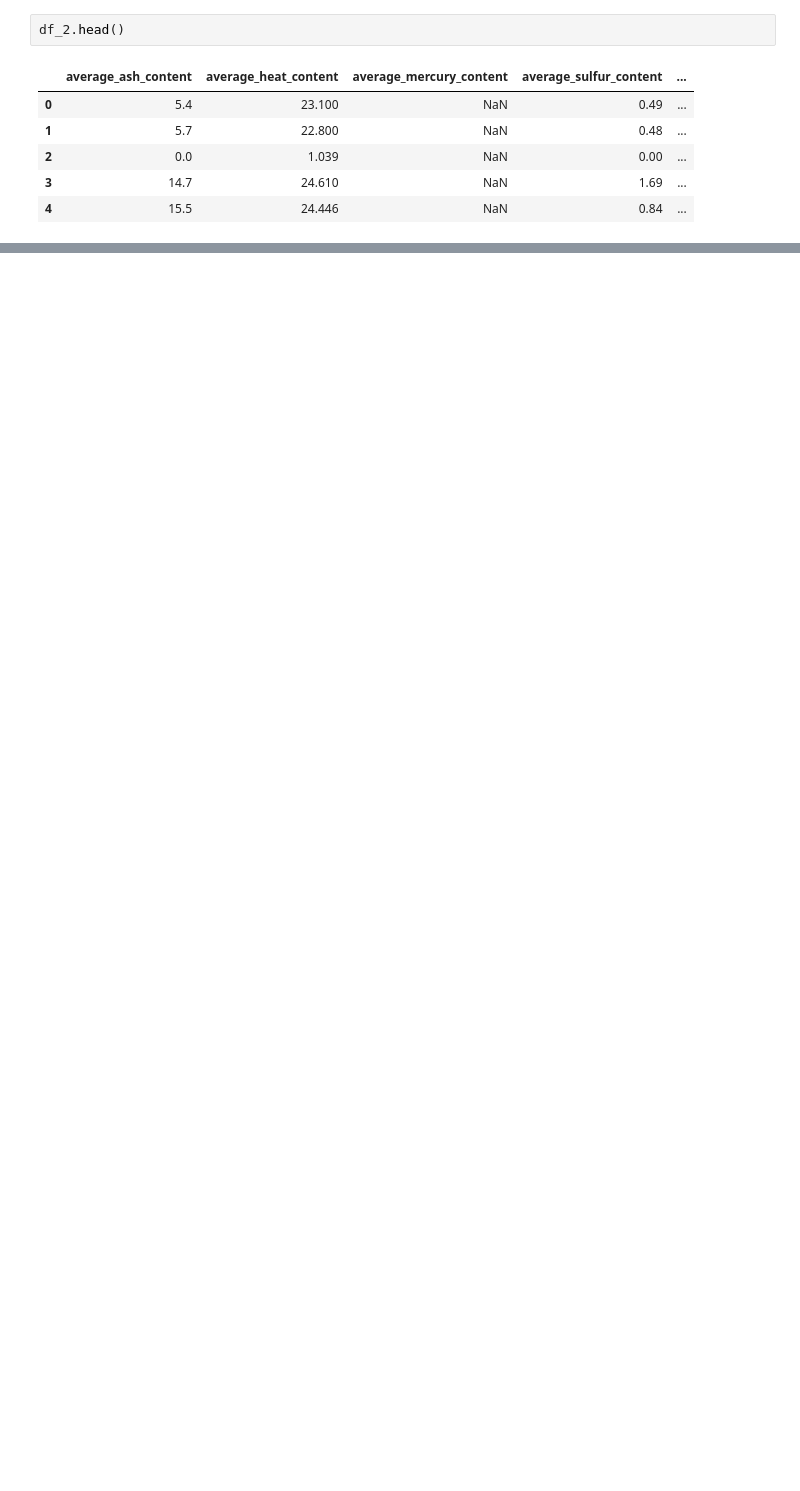
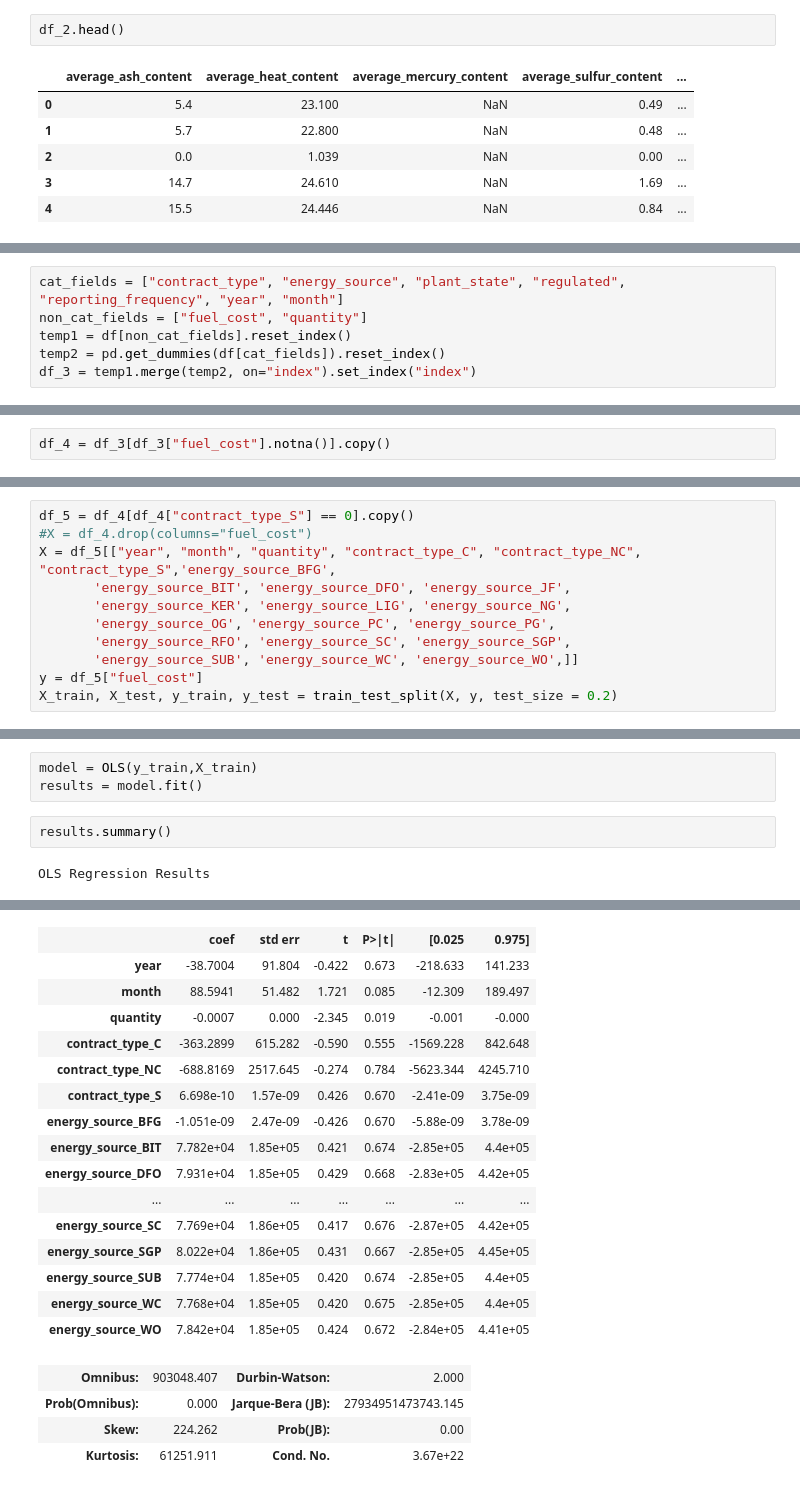
Before and after one commit to ortsed/eia-fuel-costs, a Jupyter notebook: 2-Preliminary-Analysis.ipynb, the cells around one changed output, grey strips where cells are left out. Drawn from its saved outputs; the diff is of its cells as text; blank space fills up the shorter version.

```diff
--- a/2-Preliminary-Analysis.ipynb
+++ b/2-Preliminary-Analysis.ipynb
@@ -94,0 +104,6 @@ cols = X.design_info.column_names
+# %%
+cat_fields = ["contract_type", "energy_source", "plant_state", "regulated", "reporting_frequency", "year", "month"]
+non_cat_fields = ["fuel_cost", "quantity"]
+temp1 = df[non_cat_fields].reset_index()
+temp2 = pd.get_dummies(df[cat_fields]).reset_index()
+df_3 = temp1.merge(temp2, on="index").set_index("index")
@@ -94,0 +132,2 @@ cols = X.design_info.column_names
+# %%
+df_4 = df_3[df_3["fuel_cost"].notna()].copy()
@@ -103,0 +292,11 @@ sns.heatmap(corr, annot=True)
+# %%
+df_5 = df_4[df_4["contract_type_S"] == 0].copy()
+#X = df_4.drop(columns="fuel_cost")
+X = df_5[["year", "month", "quantity", "contract_type_C", "contract_type_NC", "contract_type_S",'energy_source_BFG',
+       'energy_source_BIT', 'energy_source_DFO', 'energy_source_JF',
+       'energy_source_KER', 'energy_source_LIG', 'energy_source_NG',
+       'energy_source_OG', 'energy_source_PC', 'energy_source_PG',
+       'energy_source_RFO', 'energy_source_SC', 'energy_source_SGP',
+       'energy_source_SUB', 'energy_source_WC', 'energy_source_WO',]]
+y = df_5["fuel_cost"]
+X_train, X_test, y_train, y_test = train_test_split(X, y, test_size = 0.2)
@@ -103,0 +327,7 @@ sns.heatmap(corr, annot=True)
+# %%
+model = OLS(y_train,X_train)
+results = model.fit()
+# %%
+results.summary()
+# %% [output]
+OLS Regression Results
@@ -103,0 +343,20 @@ sns.heatmap(corr, annot=True)
+|  | coef | std err | t | P>|t| | [0.025 | 0.975] |
+| year | -38.7004 | 91.804 | -0.422 | 0.673 | -218.633 | 141.233 |
+| month | 88.5941 | 51.482 | 1.721 | 0.085 | -12.309 | 189.497 |
+| quantity | -0.0007 | 0.000 | -2.345 | 0.019 | -0.001 | -0.000 |
+| contract_type_C | -363.2899 | 615.282 | -0.590 | 0.555 | -1569.228 | 842.648 |
+| contract_type_NC | -688.8169 | 2517.645 | -0.274 | 0.784 | -5623.344 | 4245.710 |
+| contract_type_S | 6.698e-10 | 1.57e-09 | 0.426 | 0.670 | -2.41e-09 | 3.75e-09 |
+| energy_source_BFG | -1.051e-09 | 2.47e-09 | -0.426 | 0.670 | -5.88e-09 | 3.78e-09 |
+| energy_source_BIT | 7.782e+04 | 1.85e+05 | 0.421 | 0.674 | -2.85e+05 | 4.4e+05 |
+| energy_source_DFO | 7.931e+04 | 1.85e+05 | 0.429 | 0.668 | -2.83e+05 | 4.42e+05 |
+| ... | ... | ... | ... | ... | ... | ... |
+| energy_source_SC | 7.769e+04 | 1.86e+05 | 0.417 | 0.676 | -2.87e+05 | 4.42e+05 |
+| energy_source_SGP | 8.022e+04 | 1.86e+05 | 0.431 | 0.667 | -2.85e+05 | 4.45e+05 |
+| energy_source_SUB | 7.774e+04 | 1.85e+05 | 0.420 | 0.674 | -2.85e+05 | 4.4e+05 |
+| energy_source_WC | 7.768e+04 | 1.85e+05 | 0.420 | 0.675 | -2.85e+05 | 4.4e+05 |
+| energy_source_WO | 7.842e+04 | 1.85e+05 | 0.424 | 0.672 | -2.84e+05 | 4.41e+05 |
+| Omnibus: | 903048.407 | Durbin-Watson: | 2.000 |
+| Prob(Omnibus): | 0.000 | Jarque-Bera (JB): | 27934951473743.145 |
+| Skew: | 224.262 | Prob(JB): | 0.00 |
+| Kurtosis: | 61251.911 | Cond. No. | 3.67e+22 |
```
Also changed, not shown: parts of 46 cells of this notebook, 8 other files.
